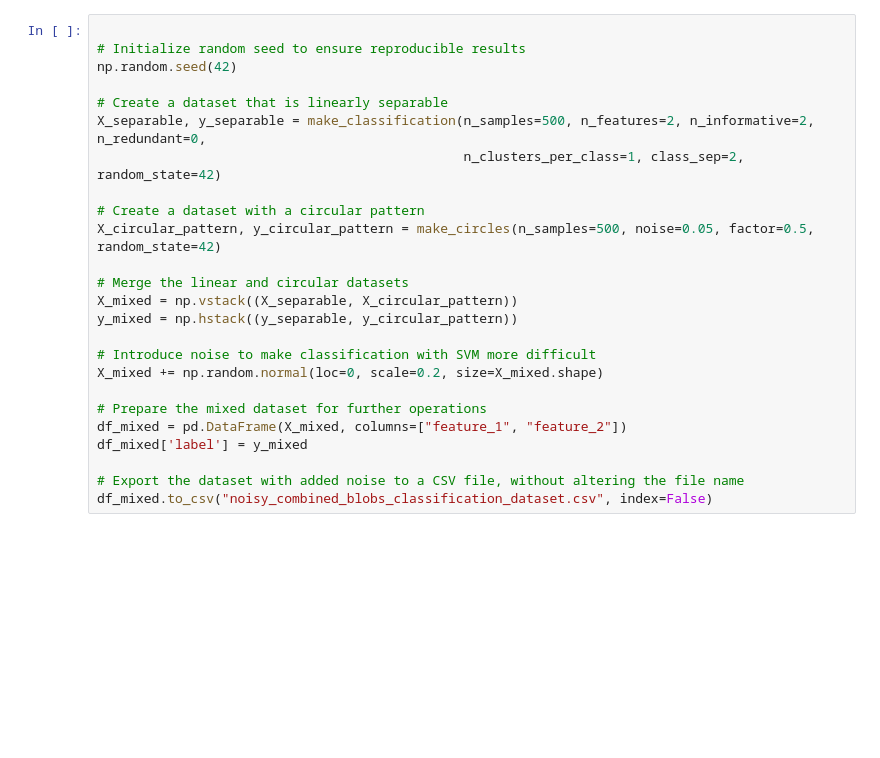
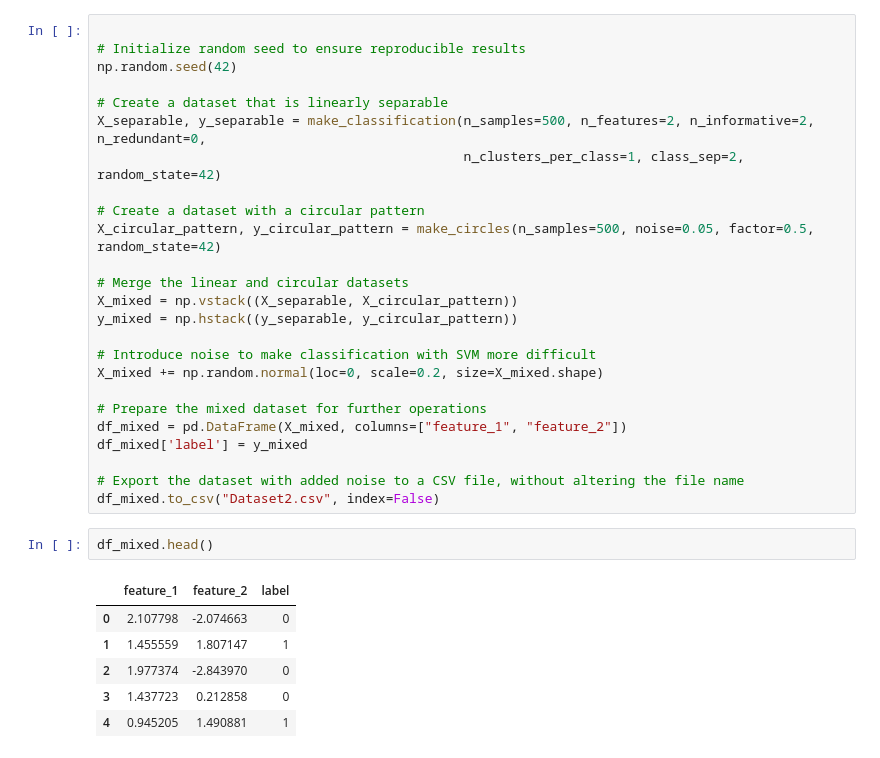
Before and after one commit to varshin99/assignment-data-challenge, a Jupyter notebook: Code.ipynb, the cells around one changed output. Drawn from its saved outputs; the diff is of its cells as text; blank space fills up the shorter version.

```diff
--- a/Code.ipynb
+++ b/Code.ipynb
@@ -195,4 +134,13 @@ df_mixed = pd.DataFrame(X_mixed, columns=["feature_1", "feature_2"])
 df_mixed['label'] = y_mixed
 
 # Export the dataset with added noise to a CSV file, without altering the file name
-df_mixed.to_csv("noisy_combined_blobs_classification_dataset.csv", index=False)
+df_mixed.to_csv("Dataset2.csv", index=False)
+# %%
+df_mixed.head()
+# %% [output]
+|  | feature_1 | feature_2 | label |
+| 0 | 2.107798 | -2.074663 | 0 |
+| 1 | 1.455559 | 1.807147 | 1 |
+| 2 | 1.977374 | -2.843970 | 0 |
+| 3 | 1.437723 | 0.212858 | 0 |
+| 4 | 0.945205 | 1.490881 | 1 |
```
Also changed, not shown: parts of 16 cells of this notebook.
